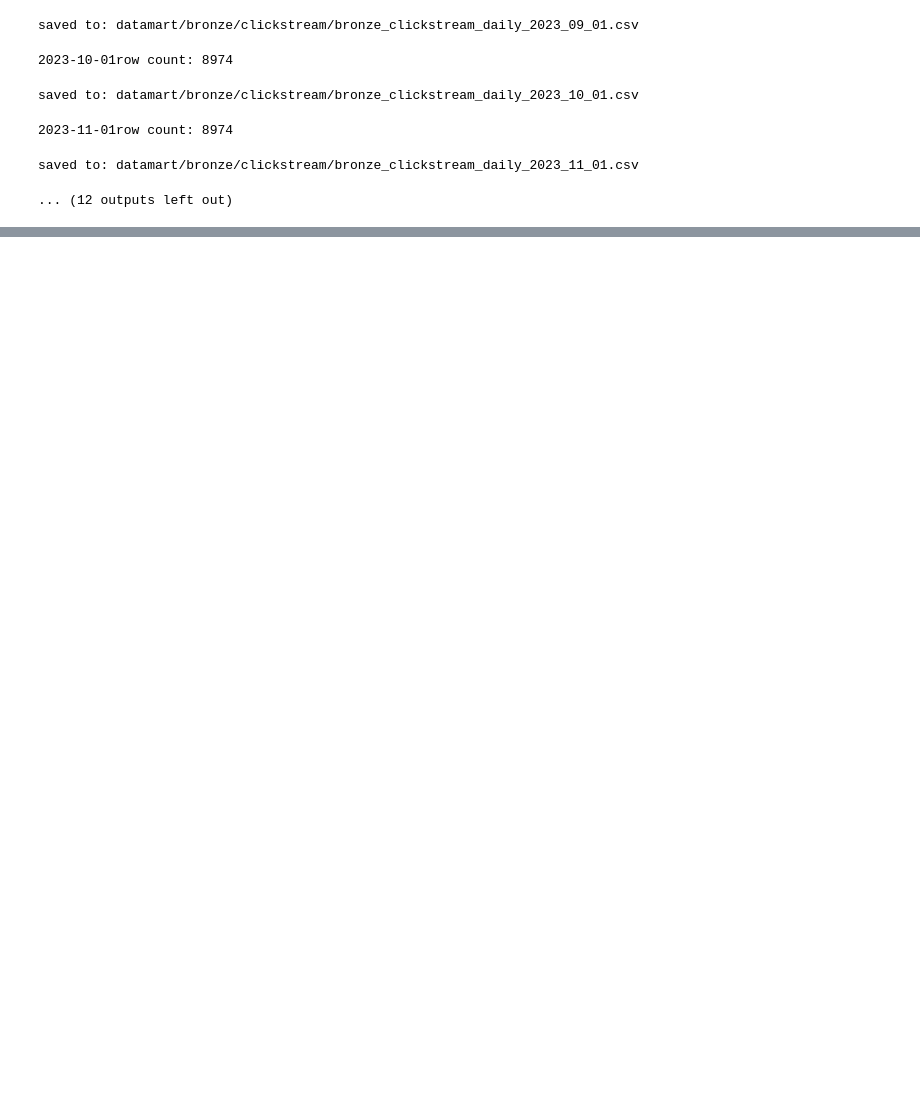
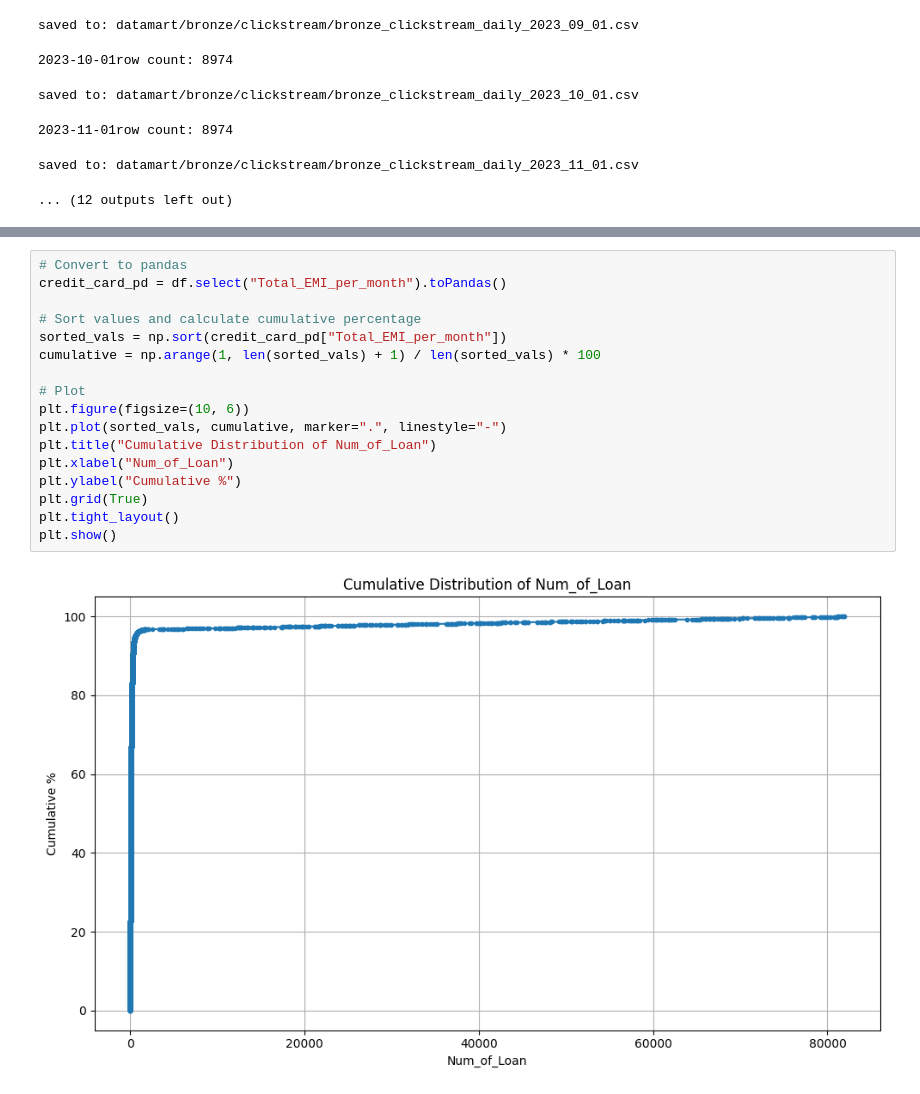
Before and after one commit to AmandaTSY99/MLE_assignment, a Jupyter notebook: test.ipynb, the cells around one changed output, grey strips where cells are left out. Saved outputs shown, nothing was run; the diff lists cells and outputs as text; blank space fills up the shorter version.

```diff
--- a/test.ipynb
+++ b/test.ipynb
@@ -180,0 +807,19 @@ saved to: datamart/bronze/clickstream/bronze_clickstream_daily_2023_11_01.csv
+# %%
+# Convert to pandas
+credit_card_pd = df.select("Total_EMI_per_month").toPandas()
+
+# Sort values and calculate cumulative percentage
+sorted_vals = np.sort(credit_card_pd["Total_EMI_per_month"])
+cumulative = np.arange(1, len(sorted_vals) + 1) / len(sorted_vals) * 100
+
+# Plot
+plt.figure(figsize=(10, 6))
+plt.plot(sorted_vals, cumulative, marker=".", linestyle="-")
+plt.title("Cumulative Distribution of Num_of_Loan")
+plt.xlabel("Num_of_Loan")
+plt.ylabel("Cumulative %")
+plt.grid(True)
+plt.tight_layout()
+plt.show()
+# %% [output]
+[figure, added]
```
Also changed, not shown: parts of 40 cells of this notebook, 1 other file.
